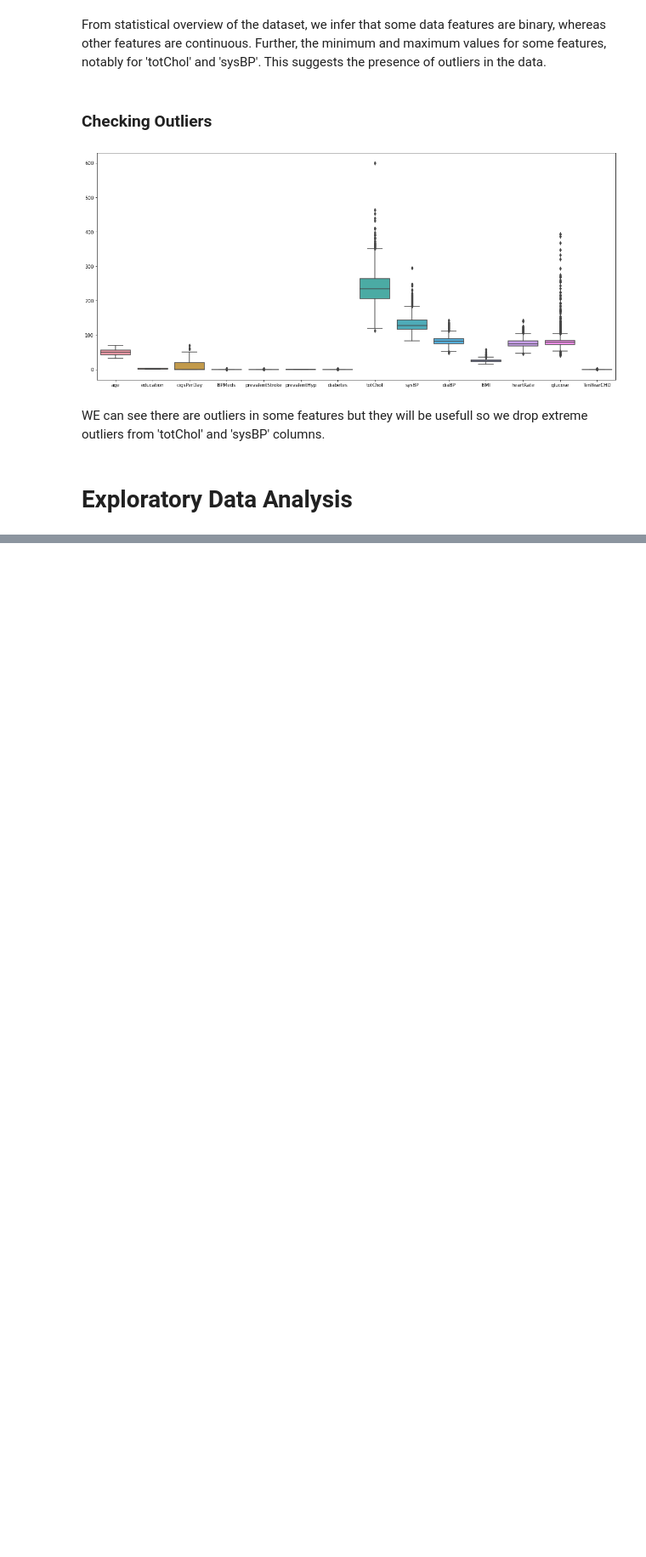
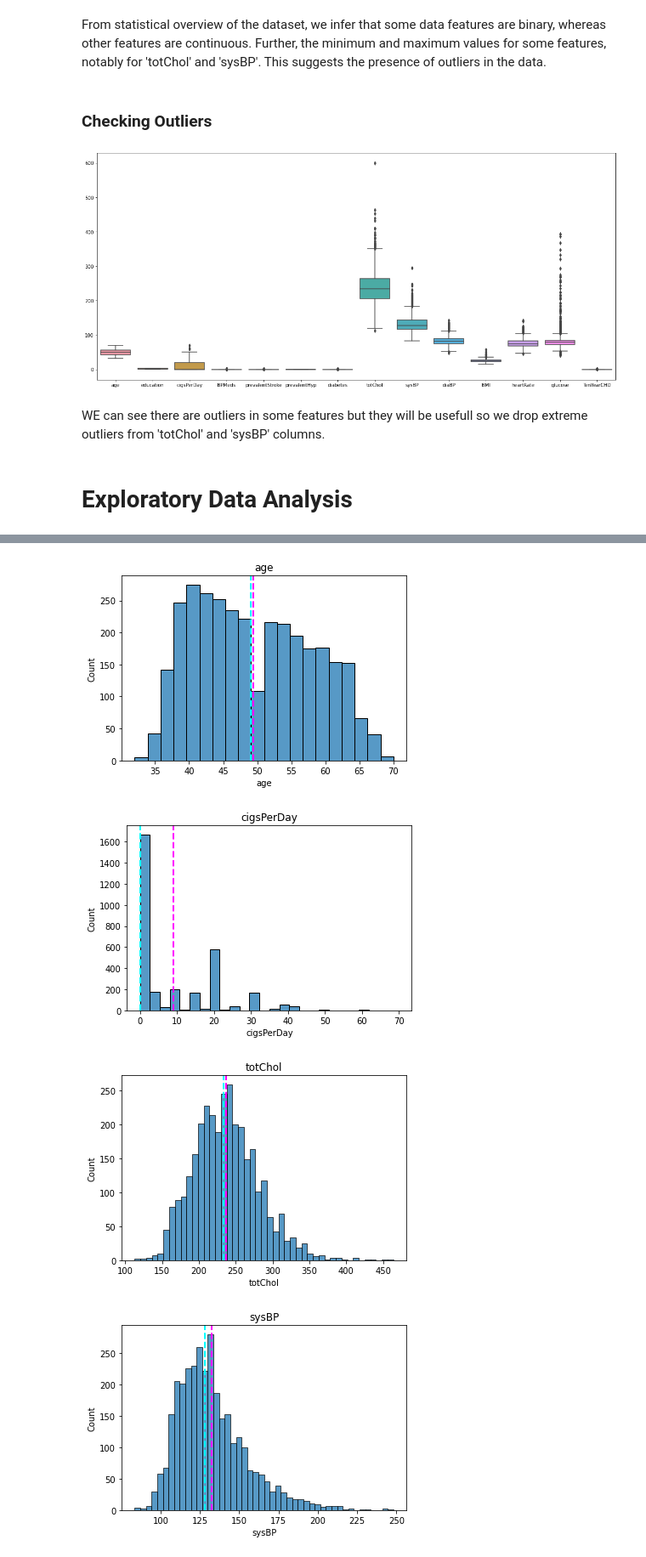
Before and after one commit to harishgawade1999/Cardiovascular-Risk-Prediction-, a Jupyter notebook: Harish_Cardiovascular_Risk_Prediction_Capstone_Project.ipynb, the cells around one changed output, grey strips where cells are left out. Shown at 85% size. Cells and saved outputs as stored; diff of their text form; code cells hidden in the pictures; blank space fills up the shorter version.

```diff
--- a/Harish_Cardiovascular_Risk_Prediction_Capstone_Project.ipynb
+++ b/Harish_Cardiovascular_Risk_Prediction_Capstone_Project.ipynb
@@ -277,0 +346,19 @@ new_df= new_df[new_df['sysBP'] < 250]
+# %%
+cont_var= ['age','cigsPerDay','totChol','sysBP','diaBP','BMI','heartRate','glucose']
+cat_var= ['gender','is_smoking']
+bin_var= ['BPMeds','prevalentStroke','prevalentHyp','diabetes']
+target= 'TenYearCHD'
+# %%
+# histogram for each continous feature count
+for col in cont_var:
+    feature = new_df[col]
+    sns.histplot(feature)
+    plt.axvline(feature.mean(), color='magenta', linestyle='dashed', linewidth=2)
+    plt.axvline(feature.median(), color='cyan', linestyle='dashed', linewidth=2)
+    plt.title(col)
+    plt.show()
+# %% [output]
+[figure, added]
+[figure, added]
+[figure, added]
+[figure, added]
```
Also changed, not shown: parts of 15 cells of this notebook.
